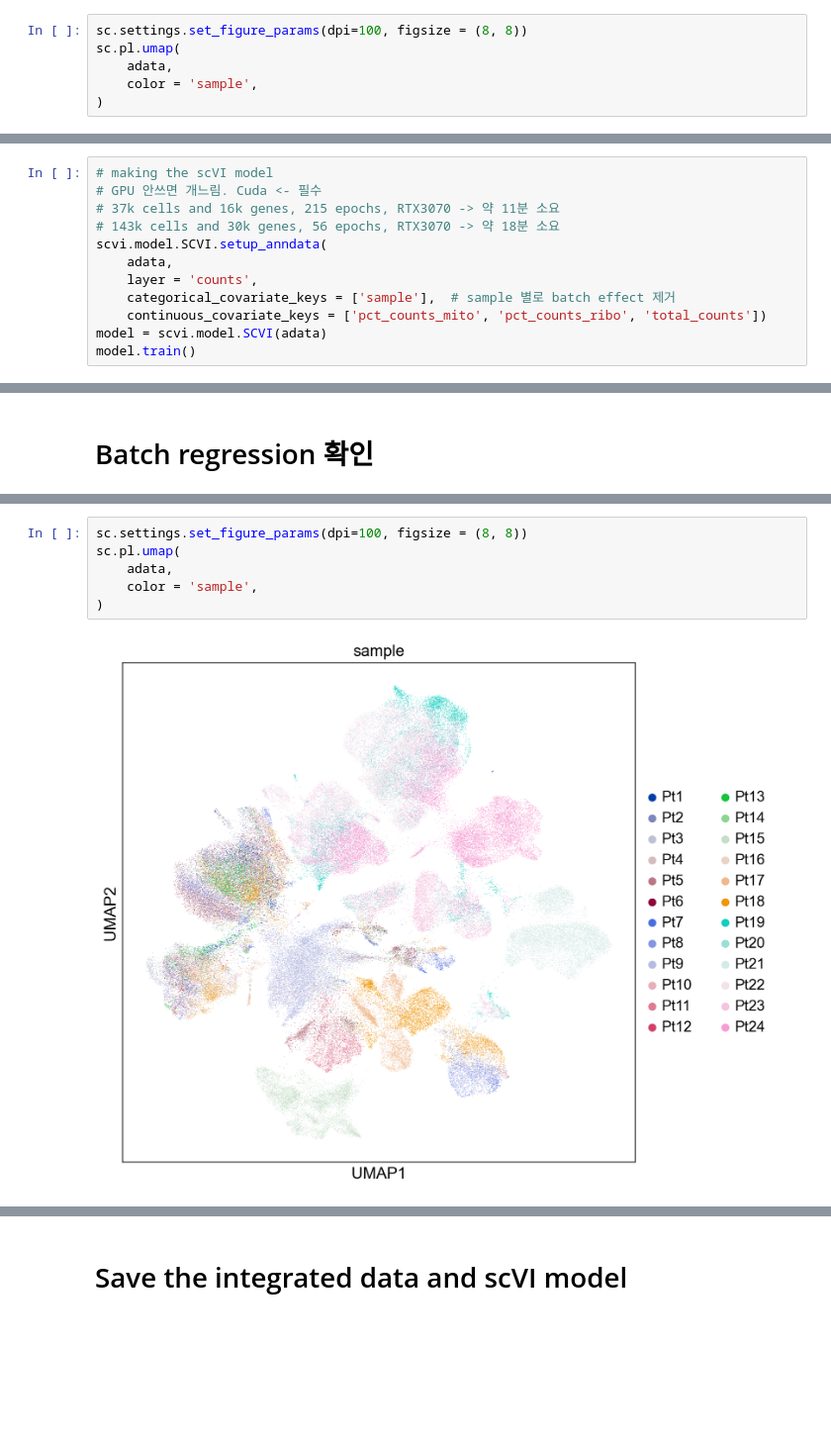
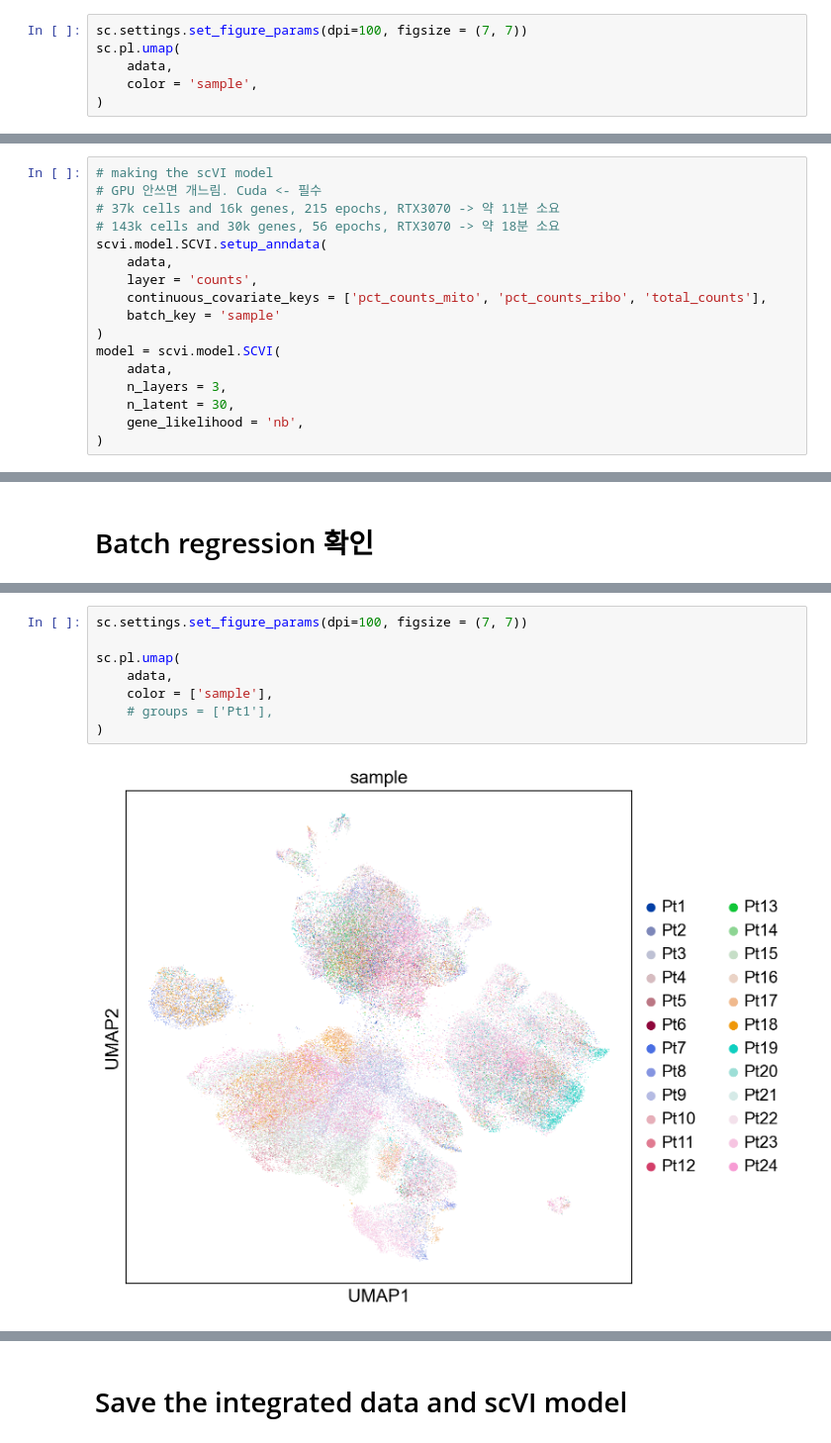
Before and after one commit to Sungwoo-Chang/16_human, a Jupyter notebook: 2.1. scVI.ipynb, the cells around one changed output, grey strips where cells are left out. Shown at 99% size. Cells and saved outputs as stored; diff of their text form; blank space fills up the shorter version.

```diff
--- a/2.1. scVI.ipynb
+++ b/2.1. scVI.ipynb
@@ -63,7 +34,7 @@ sc.pp.neighbors(adata)
 sc.tl.umap(adata)
 # running time: 2m 8s
 # %%
-sc.settings.set_figure_params(dpi=100, figsize = (8, 8))
+sc.settings.set_figure_params(dpi=100, figsize = (7, 7))
 sc.pl.umap(
     adata,
     color = 'sample',
@@ -88,7 +59,12 @@ sc.pp.highly_variable_genes(adata, n_top_genes = 3000, subset = True, layer = 'c
 scvi.model.SCVI.setup_anndata(
     adata,
     layer = 'counts',
-    categorical_covariate_keys = ['sample'],  # sample 별로 batch effect 제거
-    continuous_covariate_keys = ['pct_counts_mito', 'pct_counts_ribo', 'total_counts'])
-model = scvi.model.SCVI(adata)
-model.train()
+    continuous_covariate_keys = ['pct_counts_mito', 'pct_counts_ribo', 'total_counts'],
+    batch_key = 'sample'
+)
+model = scvi.model.SCVI(
+    adata,
+    n_layers = 3,
+    n_latent = 30,
+    gene_likelihood = 'nb',
+)
@@ -122,8 +104,10 @@ sc.tl.umap(adata)
 # %%
-sc.settings.set_figure_params(dpi=100, figsize = (8, 8))
+sc.settings.set_figure_params(dpi=100, figsize = (7, 7))
+
 sc.pl.umap(
     adata,
-    color = 'sample',
+    color = ['sample'],
+    # groups = ['Pt1'],
 )
 # %% [output]
-[figure, old version]
+[figure, new version]
```
Also changed, not shown: parts of 10 cells of this notebook, 5 other files.
